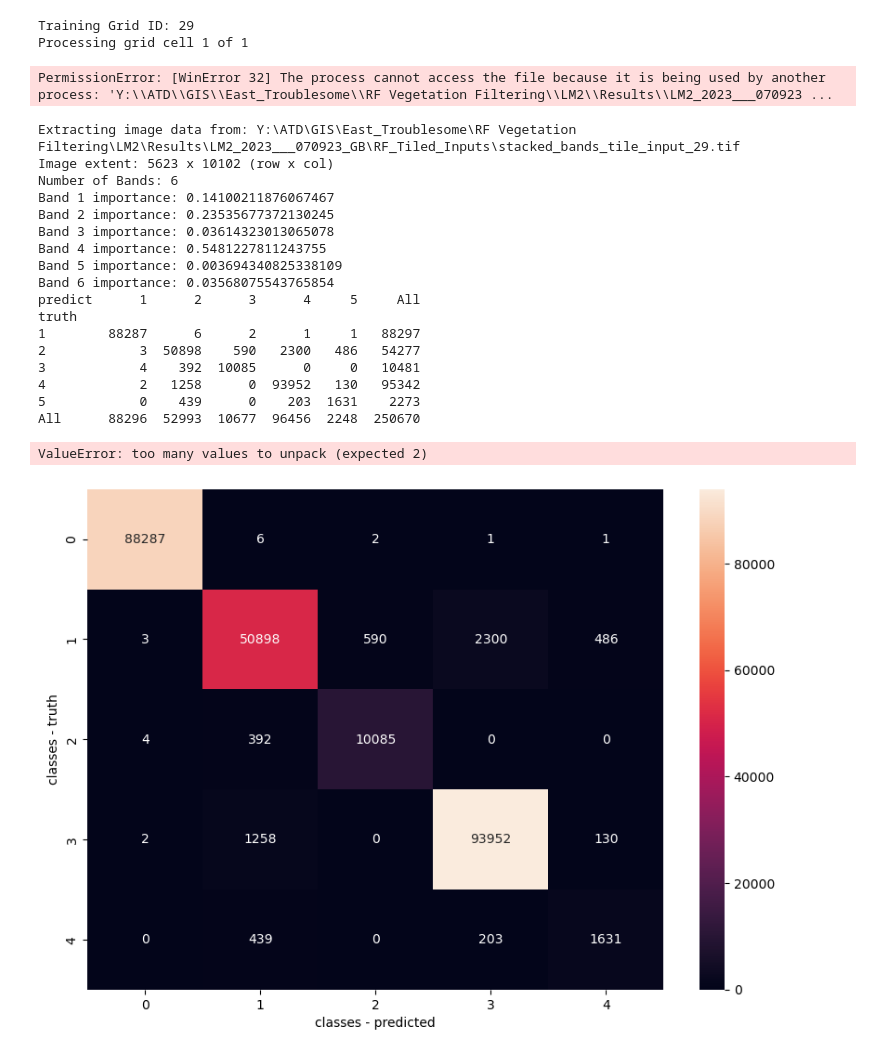
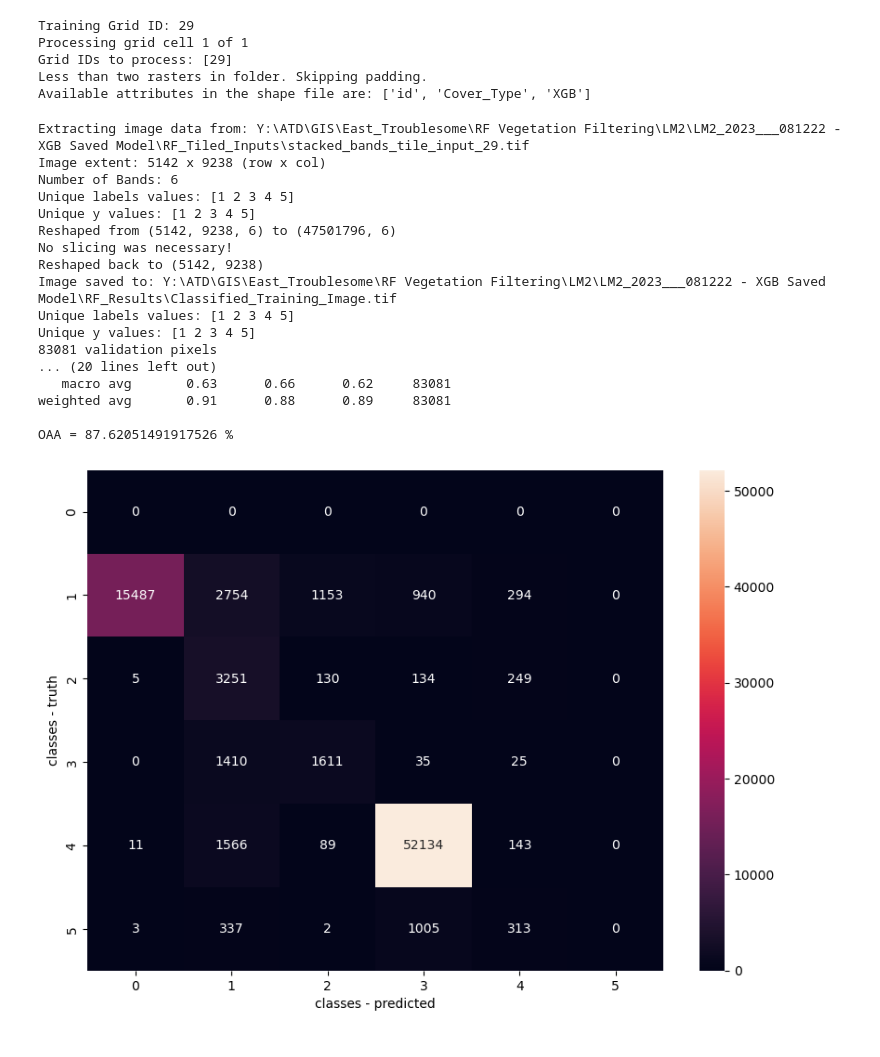
Before and after one commit to atdunwoody/SfM_BE_Classifier, a Jupyter notebook: RF_driver.ipynb, the cells around one changed output. Saved outputs shown, nothing was run; the diff lists cells and outputs as text; code cells hidden in the pictures.

```diff
--- a/RF_driver.ipynb
+++ b/RF_driver.ipynb
@@ -24,11 +26,13 @@ params = InputParameters()
 DEM_path = params.DEM_path
 ortho_path = params.ortho_path
 output_folder = params.output_folder
+model_path = params.model_path
 training_path = params.training_path
 validation_path = params.validation_path
 attribute = params.attribute
 validation_path_2 = params.validation_path_2
 grid_ids = params.grid_ids
+grid_path = params.grid_path
 process_training_only = params.process_training_only
 est = params.est
 n_cores = params.n_cores
@@ -46,24 +50,29 @@ in_dir = os.path.join(output_folder, 'RF_Tiled_Inputs')
 #output folder for list of img_path_list grid-clipped classified images
 
 # directory, where the classification image should be saved:
-output_folder = os.path.join(output_folder, 'RF_Results')
-if not os.path.exists(output_folder):
-    os.makedirs(output_folder)
-classification_image = os.path.join(output_folder, 'Classified_Training_Image.tif')
-classified_tile_folder = os.path.join(output_folder, 'Classified_Tiles')
+results_folder = os.path.join(output_folder, 'RF_Results')
+if not os.path.exists(results_folder):
+    os.makedirs(results_folder)
+classification_image = os.path.join(results_folder, 'Classified_Training_Image.tif')
+classified_tile_folder = os.path.join(results_folder, 'Classified_Tiles')
 if not os.path.exists(classified_tile_folder) and process_training_only == False:
     os.makedirs(os.path.join(classified_tile_folder))
 # %%
 #==================== Preprocessing ====================#
     #Create grid cells to process large rasters in chunks.
 #Each grid cell is the size of the extent training and validation shapefiles
-train_val_grid_id, grid_path, cell_dim = create_grid([training_path,validation_path], DEM_path, in_dir)
-if process_training_only: #preprocess_function will now only process the training tile
-    grid_ids.append(train_val_grid_id)
+if grid_path is None:
+    train_val_grid_id, grid_path, _ = create_grid([training_path,validation_path], DEM_path, in_dir)
+    if process_training_only: #preprocess_function will now only process the training tile
+        grid_ids.append(train_val_grid_id)
 
-print('Training Grid ID: {}'.format(train_val_grid_id))
+    print('Training Grid ID: {}'.format(train_val_grid_id))
+else:
+    grid = gpd.read_file(grid_path)
+    grid_ids = grid['ID'].values.tolist()
+    print('Grid IDs: {}'.format(grid_ids))
 #Bands output from preprocess function: Roughness, R, G, B, Saturation, Excessive Green Index
-grid_ids = preprocess_SfM_inputs(grid_path, ortho_path, DEM_path, grid_ids, in_dir, verbose=verbose) #Prepare input stacked rasters for random forest classification
+grid_ids, _ = preprocess_SfM_inputs(grid_path, ortho_path, DEM_path, grid_ids, in_dir, verbose=verbose) #Prepare input stacked rasters for random forest classification
 print('Grid IDs to process: {}'.format(grid_ids))
 #Ensure all rasters are the same size by padding smaller rasters with 0s. Having raster tiles of identical sizes is required for random forest classification
 raster_dims = pad_rasters_to_largest(in_dir, verbose=verbose)
@@ -72,52 +81,54 @@ attribute_names = TCRF.print_attributes(training_path) # print the attributes in
 # %% [output]
 Training Grid ID: 29
 Processing grid cell 1 of 1
+Grid IDs to process: [29]
+Less than two rasters in folder. Skipping padding.
+Available attributes in the shape file are: ['id', 'Cover_Type', 'XGB']
-PermissionError: [WinError 32] The process cannot access the file because it is being used by another process: 'Y:\\ATD\\GIS\\East_Troublesome\\RF Vegetation Filtering\\LM2\\Results\\LM2_2023___070923 ...
 # %%
 
 #===========================Main Classification Loop===========================#
 train_tile_path = os.path.join(in_dir, f'stacked_bands_tile_input_{train_val_grid_id}.tif') # grid-clipped-image containing the training data
 results_txt = os.path.join(output_folder, 'Results_Summary.txt') # directory, where the all meta results will be saved
 TCRF.print_header(results_txt, DEM_path, ortho_path, train_tile_path, training_path, validation_path, img_path_list, attribute) # print the header for the results text file
 train_tile, train_tile_3Darray = TCRF.extract_image_data(train_tile_path, results_txt, est, log=True) # extract the training tile image data
 # Extract training data from shapefile
 X_train, y_train, labels, roi = TCRF.extract_shapefile_data(training_path, train_tile, train_tile_3Darray, results_txt, attribute, "TRAINING")
-
-if gradient_boosting:
-    rf, rf2 = TCRF.train_GB(X_train, y_train, train_tile, results_txt, est, n_cores, verbose) # train the gradient boosting classifier
+#add 0 onto front of y-train and labels to account for 0 values in the classification
+if model_path == None:
+    rf, rf2 = TCRF.train_RF(X_train, y_train, train_tile, results_txt, output_folder, est, n_cores,
+                            gradient_boosting = gradient_boosting, verbose = verbose) # train the random forest classifier
 else:
-    rf, rf2 = TCRF.train_RF(X_train, y_train, train_tile, results_txt, est, n_cores, verbose) # train the random forest classifier
-
+    rf = joblib.load(model_path)  # Load the saved model
 
 train_tile_2Darray = TCRF.flatten_raster_bands(train_tile_3Darray) # Convert NaNs to 0.0
 class_prediction = TCRF.predict_classification(rf, train_tile_2Darray, train_tile_3Darray) # predict the classification for each pixel using the trained model
 masked_prediction = TCRF.reshape_and_mask_prediction(class_prediction, train_tile_3Darray) # mask the prediction to only include bare earth and vegetation
 TCRF.save_classification_image(classification_image, train_tile, train_tile_3Darray, masked_prediction) # save the masked classification image
 # Extract validation data from shapefile
 X_v, y_v, labels_v, roi_v = TCRF.extract_shapefile_data(validation_path, train_tile, class_prediction, results_txt, attribute, "VALIDATION")
-TCRF.model_evaluation(X_v, y_v, labels_v, roi_v, class_prediction, results_txt) # evaluate the model using the validation data
+TCRF.model_evaluation(X_v, y_v, labels_v, roi_v, class_prediction,
+                      results_txt, gradient_boosting=gradient_boosting) # evaluate the model using the validation data
 
 del train_tile # close the image dataset
 # %% [output]
-Extracting image data from: Y:\ATD\GIS\East_Troublesome\RF Vegetation Filtering\LM2\Results\LM2_2023___070923_GB\RF_Tiled_Inputs\stacked_bands_tile_input_29.tif
-Image extent: 5623 x 10102 (row x col)
+Extracting image data from: Y:\ATD\GIS\East_Troublesome\RF Vegetation Filtering\LM2\LM2_2023___081222 - XGB Saved Model\RF_Tiled_Inputs\stacked_bands_tile_input_29.tif
+Image extent: 5142 x 9238 (row x col)
 Number of Bands: 6
-Band 1 importance: 0.14100211876067467
-Band 2 importance: 0.23535677372130245
-Band 3 importance: 0.03614323013065078
-Band 4 importance: 0.5481227811243755
-Band 5 importance: 0.003694340825338109
-Band 6 importance: 0.03568075543765854
-predict      1      2      3      4     5     All
-truth
-1        88287      6      2      1     1   88297
-2            3  50898    590   2300   486   54277
-3            4    392  10085      0     0   10481
-4            2   1258      0  93952   130   95342
-5            0    439      0    203  1631    2273
-All      88296  52993  10677  96456  2248  250670
+Unique labels values: [1 2 3 4 5]
+Unique y values: [1 2 3 4 5]
+Reshaped from (5142, 9238, 6) to (47501796, 6)
+No slicing was necessary!
+Reshaped back to (5142, 9238)
+Image saved to: Y:\ATD\GIS\East_Troublesome\RF Vegetation Filtering\LM2\LM2_2023___081222 - XGB Saved Model\RF_Results\Classified_Training_Image.tif
+Unique labels values: [1 2 3 4 5]
+Unique y values: [1 2 3 4 5]
+83081 validation pixels
+... (20 lines left out)
+   macro avg       0.63      0.66      0.62     83081
+weighted avg       0.91      0.88      0.89     83081
+
+OAA = 87.62051491917526 %
-ValueError: too many values to unpack (expected 2)
-[figure, old version]
+[figure, new version]
 # %%
 print(train_tile_3Darray.shape)
 print(train_tile_2Darray.shape)
```
Also changed, not shown: parts of 2 cells of this notebook, 12 other files.
